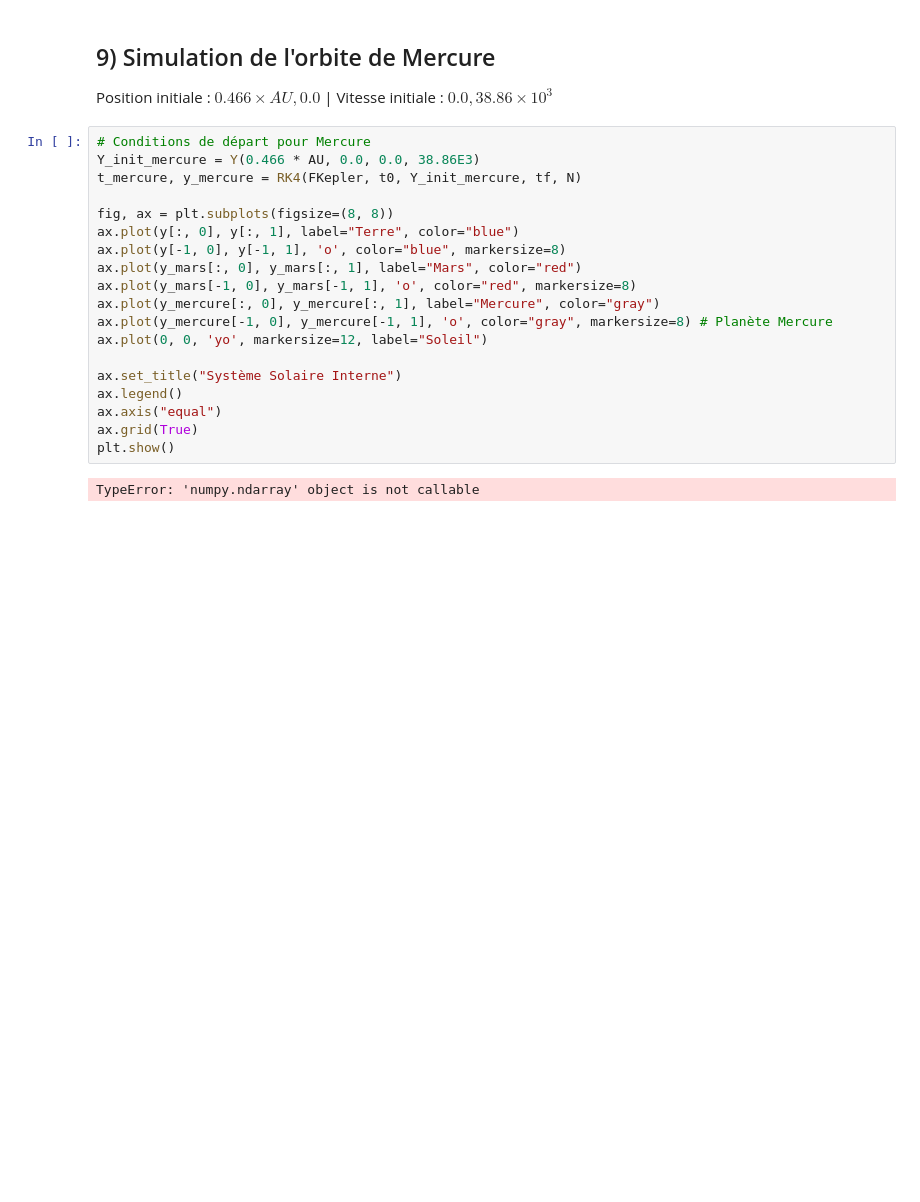
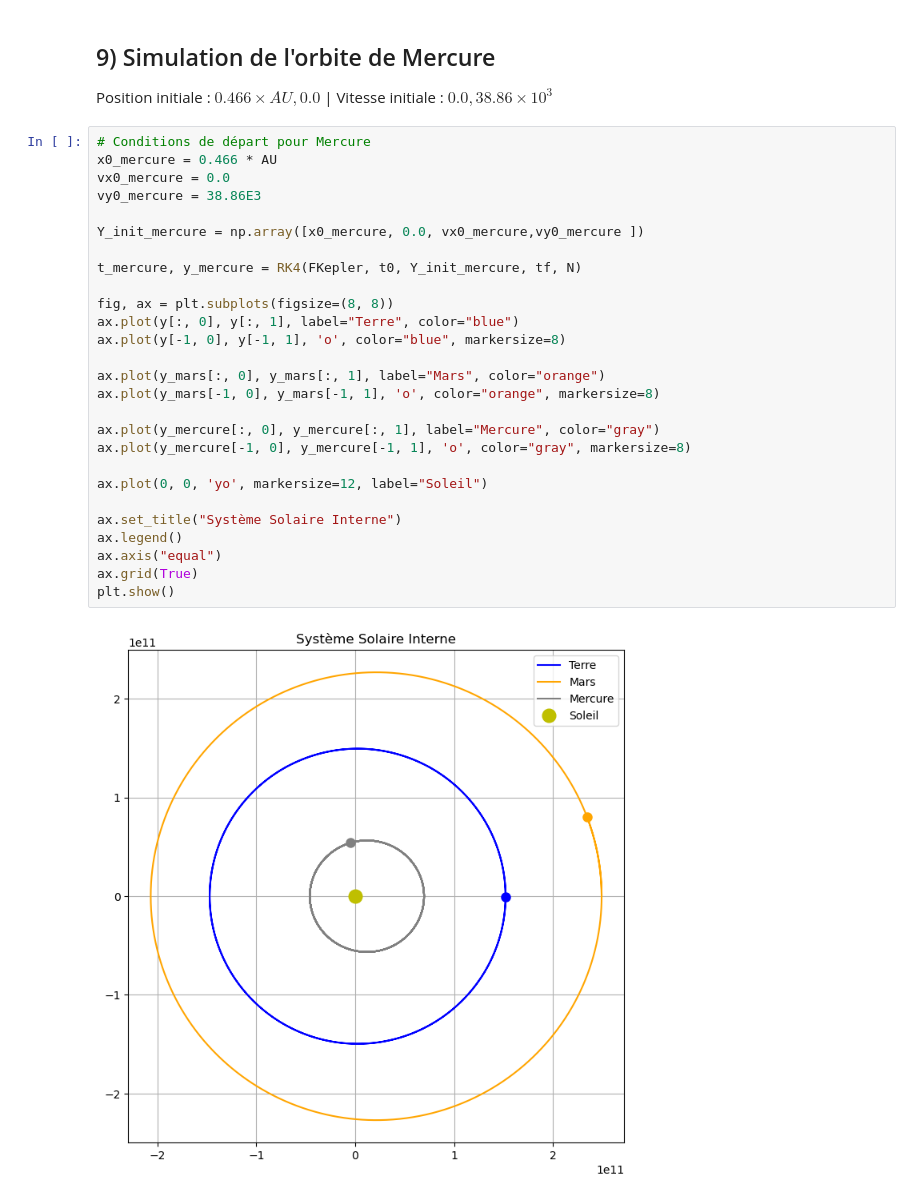
Before and after one commit to Amipha/outils-num, a Jupyter notebook: CC/CC-TP.ipynb, the cells around one changed output. Saved outputs shown, nothing was run; the diff lists cells and outputs as text; blank space fills up the shorter version.

```diff
--- a/CC/CC-TP.ipynb
+++ b/CC/CC-TP.ipynb
@@ -169,22 +175,30 @@ plt.show()
 Position initiale : $0.466 \times AU, 0.0$ | Vitesse initiale : $0.0, 38.86 \times 10^3$
 # %%
 # Conditions de départ pour Mercure
-Y_init_mercure = Y(0.466 * AU, 0.0, 0.0, 38.86E3)
+x0_mercure = 0.466 * AU
+vx0_mercure = 0.0
+vy0_mercure = 38.86E3
+
+Y_init_mercure = np.array([x0_mercure, 0.0, vx0_mercure,vy0_mercure ])
+
 t_mercure, y_mercure = RK4(FKepler, t0, Y_init_mercure, tf, N)
 
 fig, ax = plt.subplots(figsize=(8, 8))
 ax.plot(y[:, 0], y[:, 1], label="Terre", color="blue")
 ax.plot(y[-1, 0], y[-1, 1], 'o', color="blue", markersize=8)
-ax.plot(y_mars[:, 0], y_mars[:, 1], label="Mars", color="red")
-ax.plot(y_mars[-1, 0], y_mars[-1, 1], 'o', color="red", markersize=8)
+
+ax.plot(y_mars[:, 0], y_mars[:, 1], label="Mars", color="orange")
+ax.plot(y_mars[-1, 0], y_mars[-1, 1], 'o', color="orange", markersize=8)
+
 ax.plot(y_mercure[:, 0], y_mercure[:, 1], label="Mercure", color="gray")
-ax.plot(y_mercure[-1, 0], y_mercure[-1, 1], 'o', color="gray", markersize=8) # Planète Mercure
+ax.plot(y_mercure[-1, 0], y_mercure[-1, 1], 'o', color="gray", markersize=8)
+
 ax.plot(0, 0, 'yo', markersize=12, label="Soleil")
 
 ax.set_title("Système Solaire Interne")
 ax.legend()
 ax.axis("equal")
 ax.grid(True)
 plt.show()
 # %% [output]
-TypeError: 'numpy.ndarray' object is not callable
+[figure, added]
```
Also changed, not shown: parts of 7 cells of this notebook.
